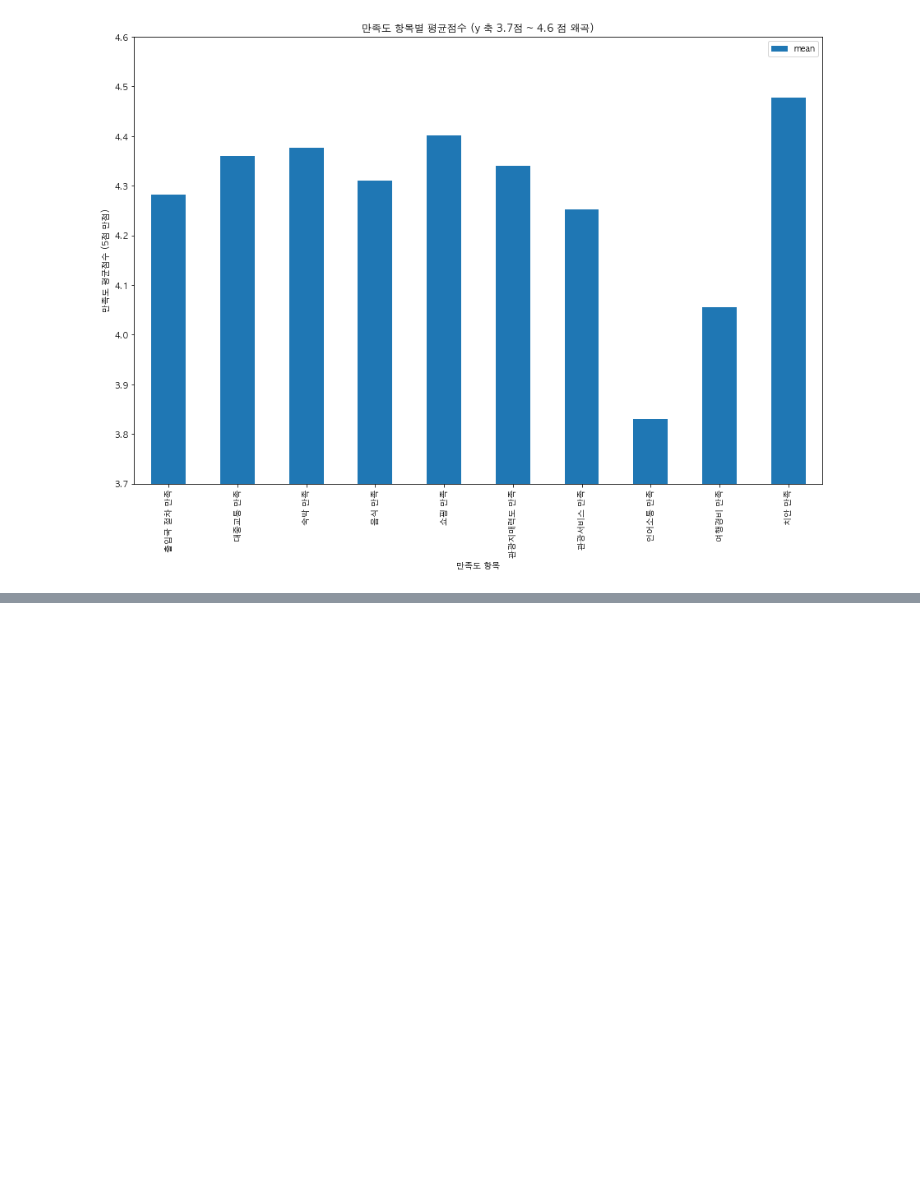
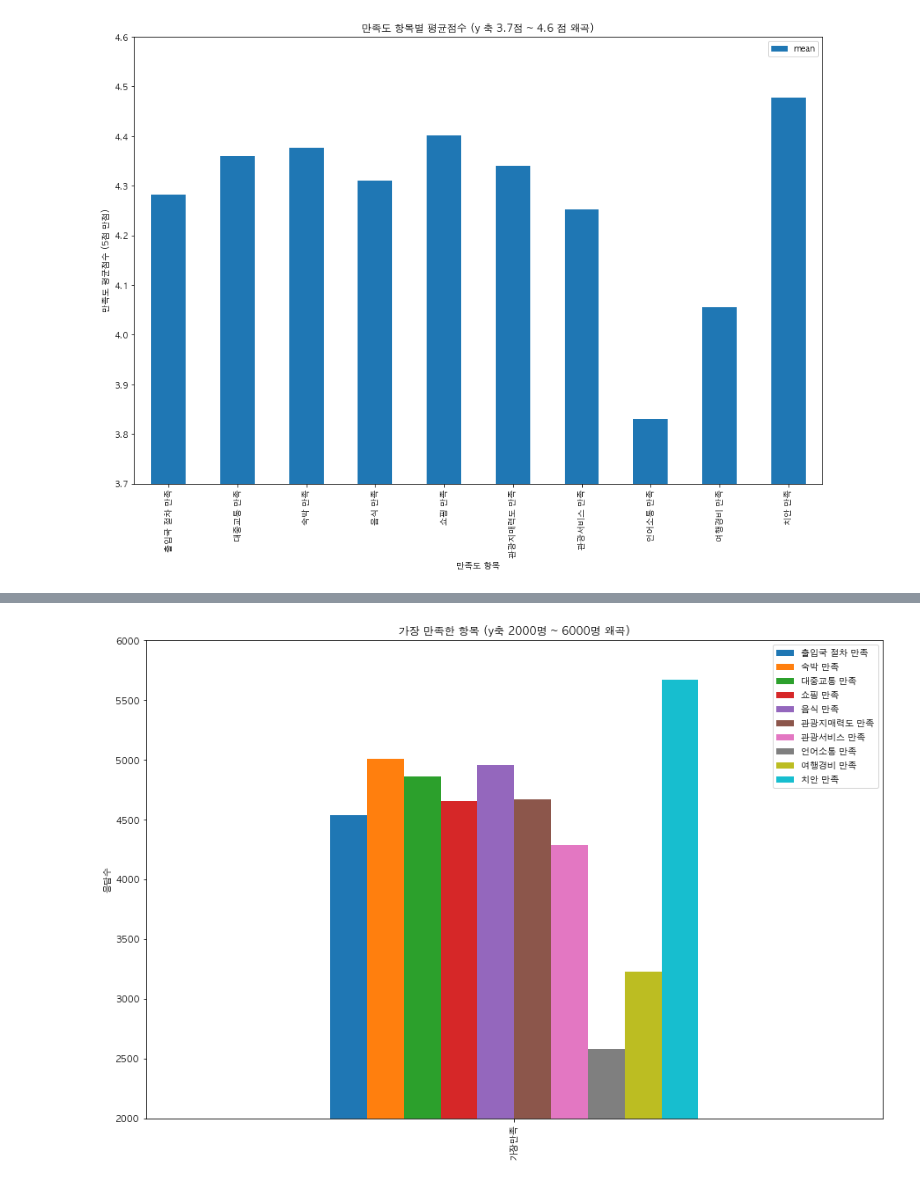
Before and after one commit to asdhgfasd1/2020, a Jupyter notebook: statistics/des_stats01.ipynb, the cells around one changed output, grey strips where cells are left out. Saved outputs shown, nothing was run; the diff lists cells and outputs as text; code cells hidden in the pictures; blank space fills up the shorter version.

```diff
--- a/statistics/des_stats01.ipynb
+++ b/statistics/des_stats01.ipynb
@@ -507,0 +526,9 @@ plt.show()
+# %%
+revisit_fq_df.iloc[[5],:10].rename( index={1:"가장불만족",2:"불만족",3:"보통", 4:"만족", 5:"가장만족"}).plot(kind='bar', figsize=(15,10))
+plt.ylim((2000, 6000))
+plt.title('가장 만족한 항목 (y축 2000명 ~ 6000명 왜곡)')
+# plt.xlabel('만족도')
+plt.ylabel('응답수')
+plt.show()
+# %% [output]
+[figure, added]
```
Also changed, not shown: parts of 1 cell of this notebook.
